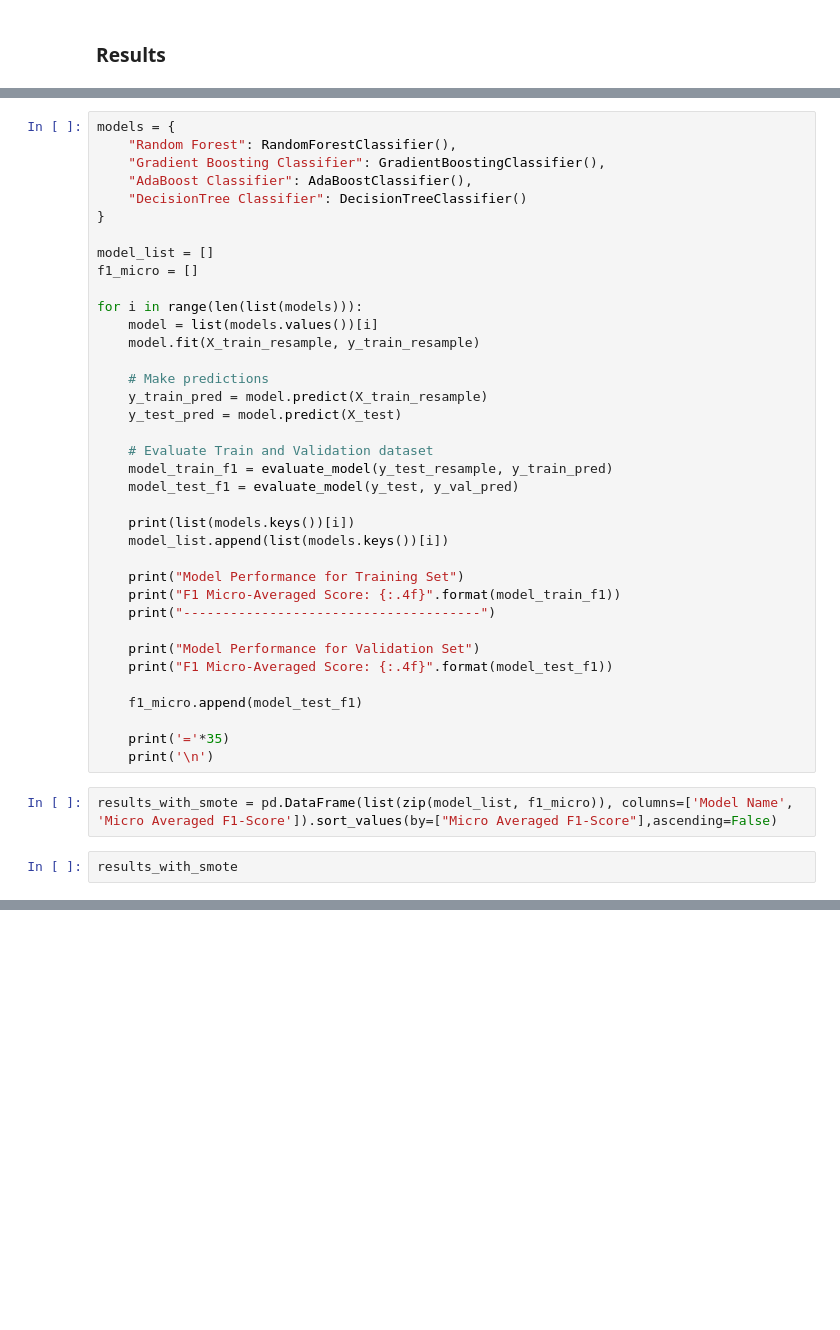
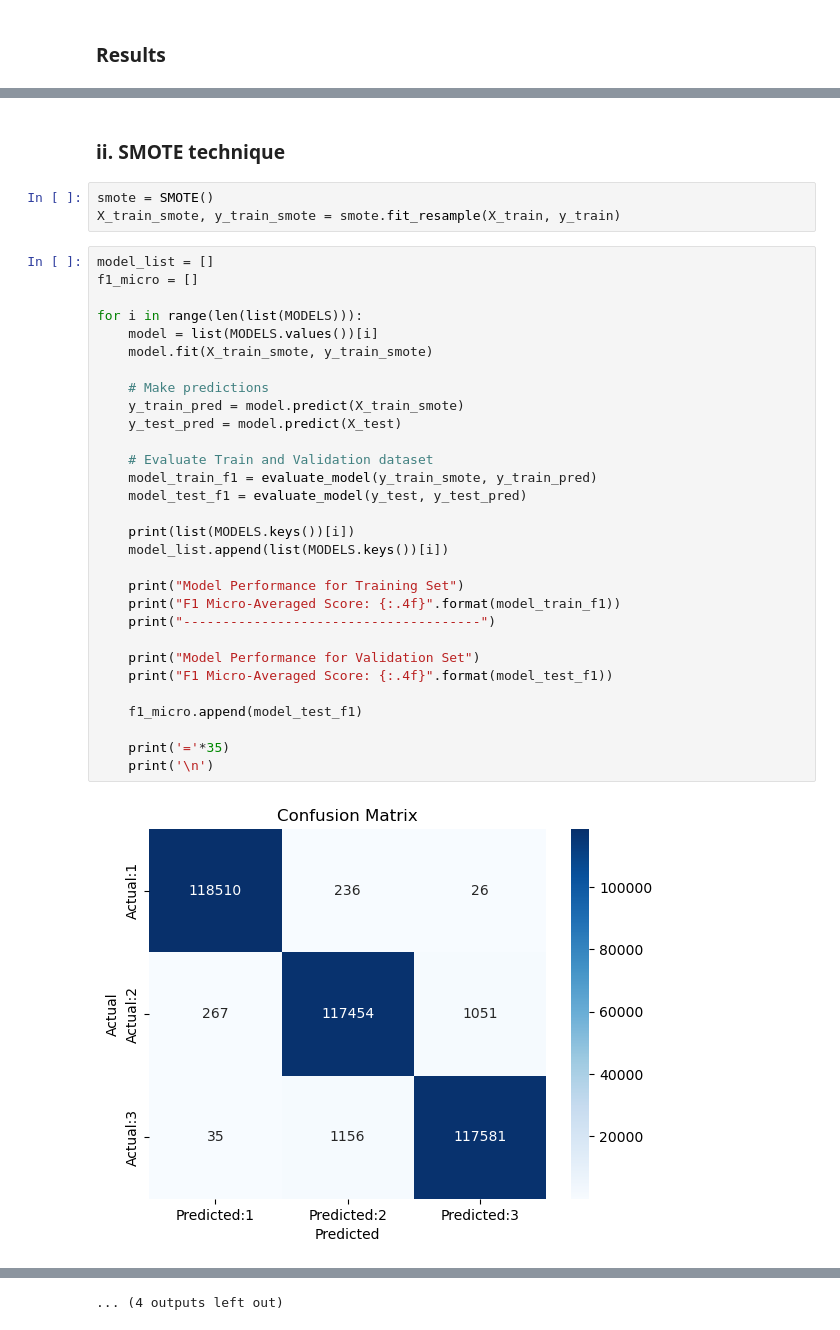
Before and after one commit to Bhandari008/house_damage_prediction, a Jupyter notebook: notebook/MODEL_TRAINING.ipynb, the cells around one changed output, grey strips where cells are left out. Saved outputs shown, nothing was run; the diff lists cells and outputs as text; blank space fills up the shorter version.

Commit message:
Initial training done

```diff
--- a/notebook/MODEL_TRAINING.ipynb
+++ b/notebook/MODEL_TRAINING.ipynb
@@ -128,41 +223,37 @@ X_train_resample, y_train_resample = SMOTE().fit_resample(X_train, y_train)
-# %%
-models = {
-    "Random Forest": RandomForestClassifier(),
-    "Gradient Boosting Classifier": GradientBoostingClassifier(),
-    "AdaBoost Classifier": AdaBoostClassifier(),
-    "DecisionTree Classifier": DecisionTreeClassifier()
-}
-
-model_list = []
-f1_micro = []
-
-for i in range(len(list(models))):
-    model = list(models.values())[i]
-    model.fit(X_train_resample, y_train_resample)
-
-    # Make predictions
-    y_train_pred = model.predict(X_train_resample)
-    y_test_pred = model.predict(X_test)
-
-    # Evaluate Train and Validation dataset
-    model_train_f1 = evaluate_model(y_test_resample, y_train_pred)
-    model_test_f1 = evaluate_model(y_test, y_val_pred)
-
-    print(list(models.keys())[i])
-    model_list.append(list(models.keys())[i])
-
-    print("Model Performance for Training Set")
-    print("F1 Micro-Averaged Score: {:.4f}".format(model_train_f1))
-    print("--------------------------------------")
-
-    print("Model Performance for Validation Set")
-    print("F1 Micro-Averaged Score: {:.4f}".format(model_test_f1))
-
-    f1_micro.append(model_test_f1)
-
-    print('='*35)
-    print('\n')
-# %%
-results_with_smote = pd.DataFrame(list(zip(model_list, f1_micro)), columns=['Model Name', 'Micro Averaged F1-Score']).sort_values(by=["Micro Averaged F1-Score"],ascending=False)
-# %%
-results_with_smote
+# %% [markdown]
+### ii. SMOTE technique
+# %%
+smote = SMOTE()
+X_train_smote, y_train_smote = smote.fit_resample(X_train, y_train)
+# %%
+model_list = []
+f1_micro = []
+
+for i in range(len(list(MODELS))):
+    model = list(MODELS.values())[i]
+    model.fit(X_train_smote, y_train_smote)
+
+    # Make predictions
+    y_train_pred = model.predict(X_train_smote)
+    y_test_pred = model.predict(X_test)
+
+    # Evaluate Train and Validation dataset
+    model_train_f1 = evaluate_model(y_train_smote, y_train_pred)
+    model_test_f1 = evaluate_model(y_test, y_test_pred)
+
+    print(list(MODELS.keys())[i])
+    model_list.append(list(MODELS.keys())[i])
+
+    print("Model Performance for Training Set")
+    print("F1 Micro-Averaged Score: {:.4f}".format(model_train_f1))
+    print("--------------------------------------")
+
+    print("Model Performance for Validation Set")
+    print("F1 Micro-Averaged Score: {:.4f}".format(model_test_f1))
+
+    f1_micro.append(model_test_f1)
+
+    print('='*35)
+    print('\n')
+# %% [output]
+[figure, added]
@@ -168,0 +343 @@ results_with_smote
+... (4 outputs left out)
```
Also changed, not shown: parts of 11 cells of this notebook.
